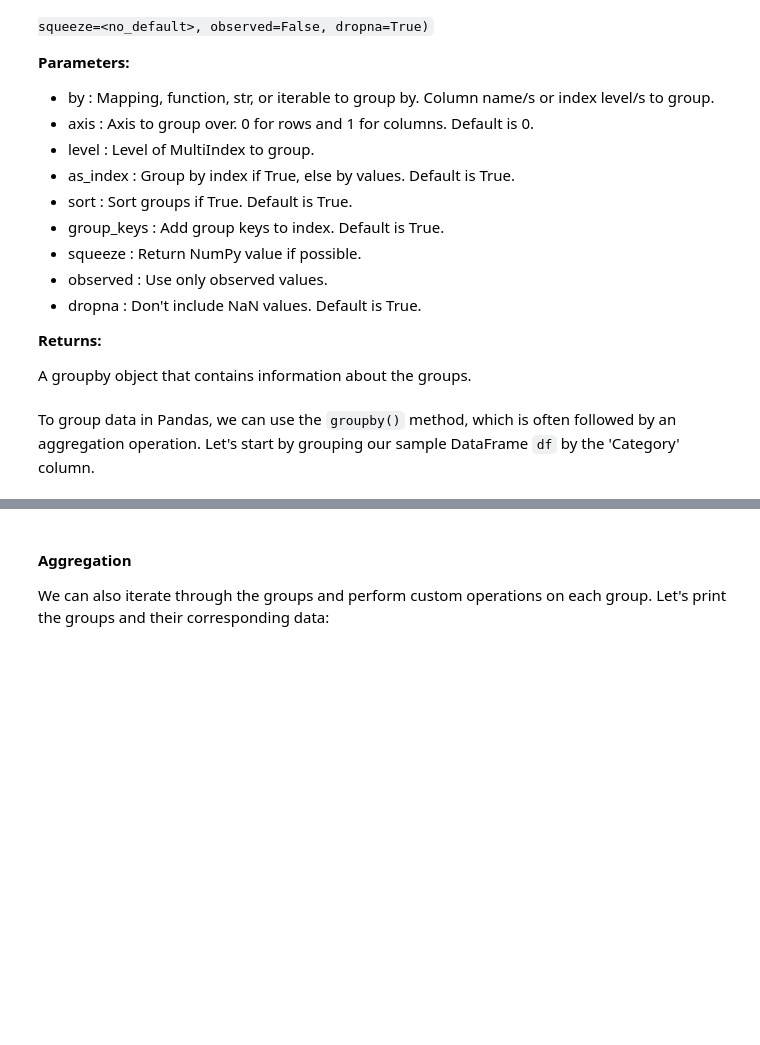
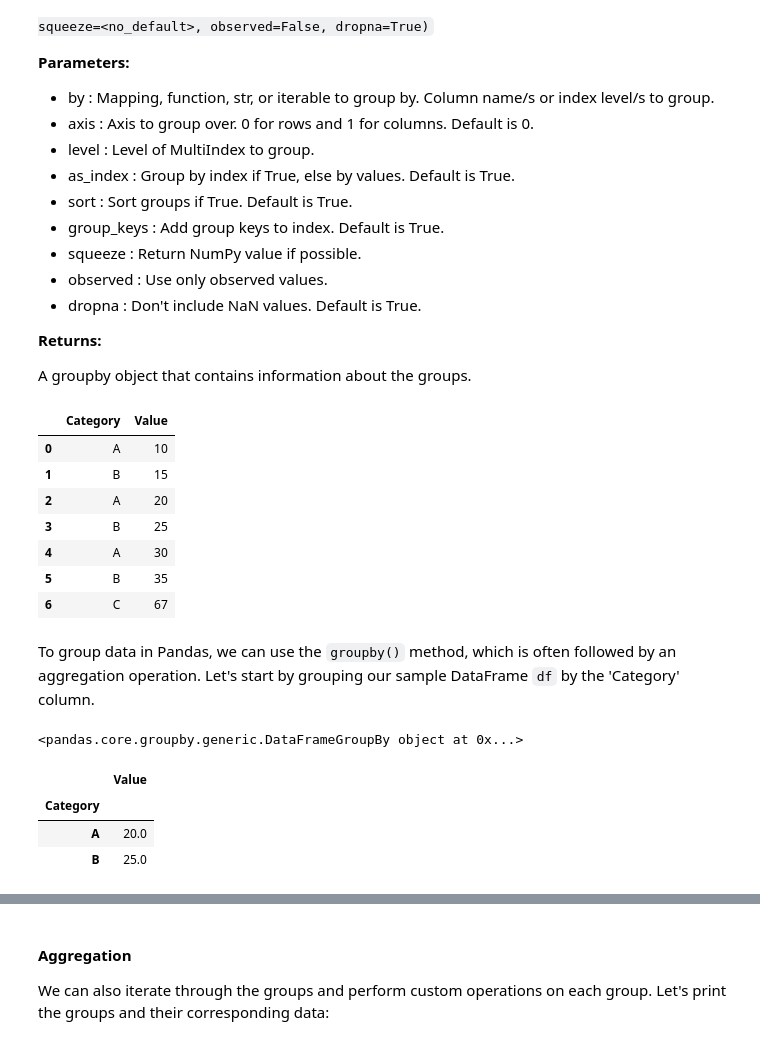
Before and after one commit to hewp84/CRT420, a Jupyter notebook: Week 3/Pandas_5.ipynb, the cells around one changed output, grey strips where cells are left out. Drawn from its saved outputs; the diff is of its cells as text; code cells hidden in the pictures; blank space fills up the shorter version.

```diff
--- a/Week 3/Pandas_5.ipynb
+++ b/Week 3/Pandas_5.ipynb
@@ -29,17 +29,26 @@ A groupby object that contains information about the groups.
 # %%
 # Import necessary libraries
 import pandas as pd
 
 # Create a sample DataFrame
 data = {
-    'Category': ['A', 'B', 'A', 'B', 'A', 'B'],
-    'Value': [10, 15, 20, 25, 30, 35]
+    'Category': ['A', 'B', 'A', 'B', 'A', 'B','C'],
+    'Value': [10, 15, 20, 25, 30, 35, 67]
 }
 
 df = pd.DataFrame(data)
 
 # Display the DataFrame
 df
+# %% [output]
+|  | Category | Value |
+| 0 | A | 10 |
+| 1 | B | 15 |
+| 2 | A | 20 |
+| 3 | B | 25 |
+| 4 | A | 30 |
+| 5 | B | 35 |
+| 6 | C | 67 |
 # %% [markdown]
 To group data in Pandas, we can use the `groupby()` method, which is often followed by an aggregation operation. Let's start by grouping our sample DataFrame `df` by the 'Category' column.
 # %%
@@ -48,11 +57,18 @@ grouped = df.groupby(by='Category')
 
 # Display the grouped object
 grouped
+# %% [output]
+<pandas.core.groupby.generic.DataFrameGroupBy object at 0x...>
 # %%
 # Calculate the mean value for each group
 grouped_mean = grouped.mean()
 
 # Display the mean values
 grouped_mean
+# %% [output]
+|  | Value |
+| Category |  |
+| A | 20.0 |
+| B | 25.0 |
 # %%
 #Try alternative mathematical methods such as sum, mean, etc
```
Also changed, not shown: parts of 15 cells of this notebook, 1 other file.
